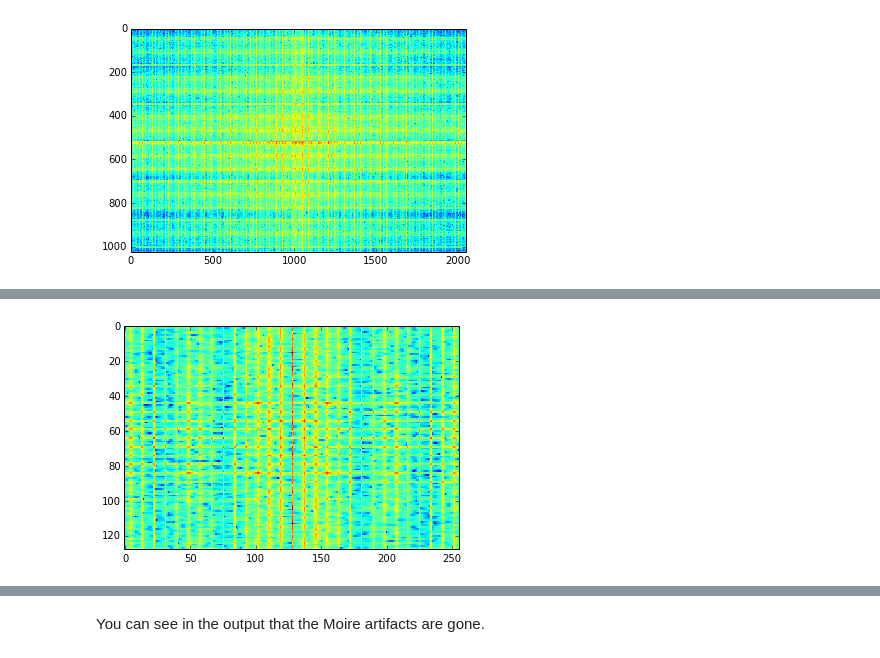
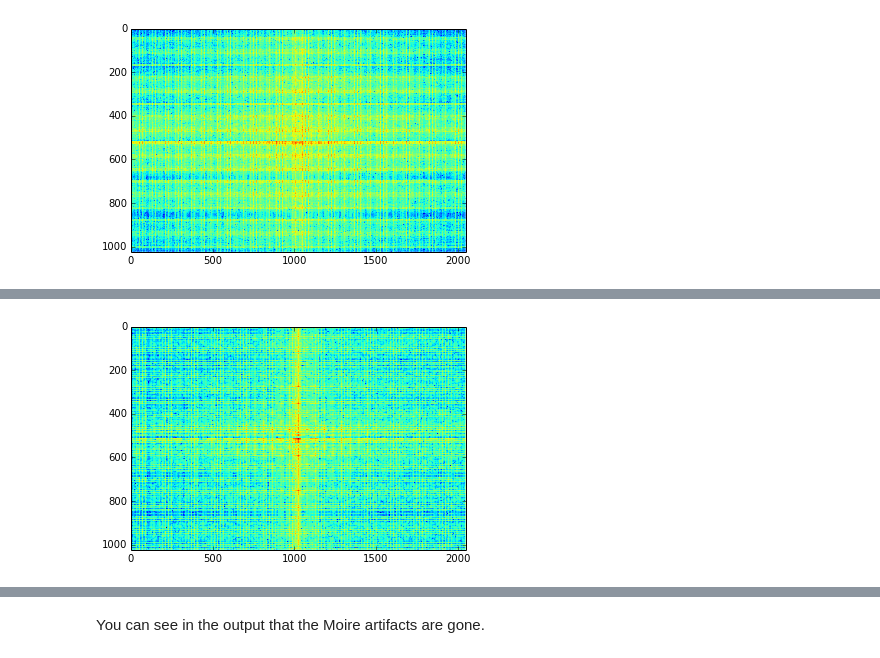
Before and after one commit to LCAV/SignalsOfTheDay, a Jupyter notebook: MOIRE/Moire.ipynb, the cells around one changed output, grey strips where cells are left out. Cells and saved outputs as stored; diff of their text form; code cells hidden in the pictures.

```diff
--- a/MOIRE/Moire.ipynb
+++ b/MOIRE/Moire.ipynb
@@ -91,6 +84,21 @@ def fftshow(im):
 
     plt.imshow(np.log(np.abs(np.fft.fftshift(im5f))),aspect='auto',interpolation='none')
 
+def fftshow_raw(im):
+    im5a=im;
+
+    im5f=np.fft.fft2(im5a[:,:,0]);
+
+    im5f[0,0]=0;
+
+    plt.imshow(np.log(np.abs(np.fft.fftshift(im5f))),aspect='auto',interpolation='none')
+
+
+def zero_pad(im2,im):
+    zp=np.zeros(np.shape(im))
+
+    zp[im.size[1]/2-im2.size[1]/2:im.size[1]/2+im2.size[1]/2,im.size[0]/2-im2.size[0]/2:im.size[0]/2+im2.size[0]/2,:]=np.asarray(im2)
+    return zp
 
 fftshow(im)
 # %% [output]
@@ -109,4 +109,4 @@ fftshow(im4)
-# %%
-fftshow(im8)
-# %% [output]
-[figure, removed]
+# %%
+fftshow_raw(zero_pad(im2,im))
+# %% [output]
+[figure, added]
```
Also changed, not shown: parts of 32 cells of this notebook.
